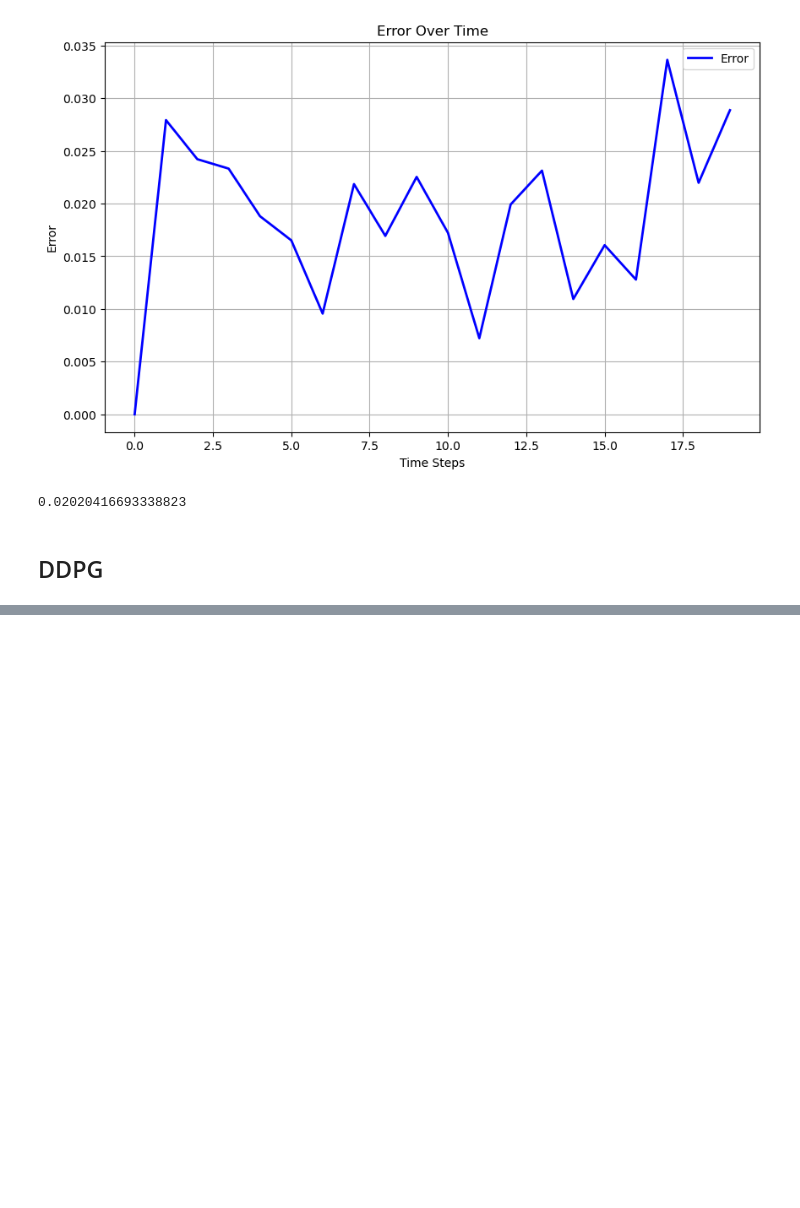
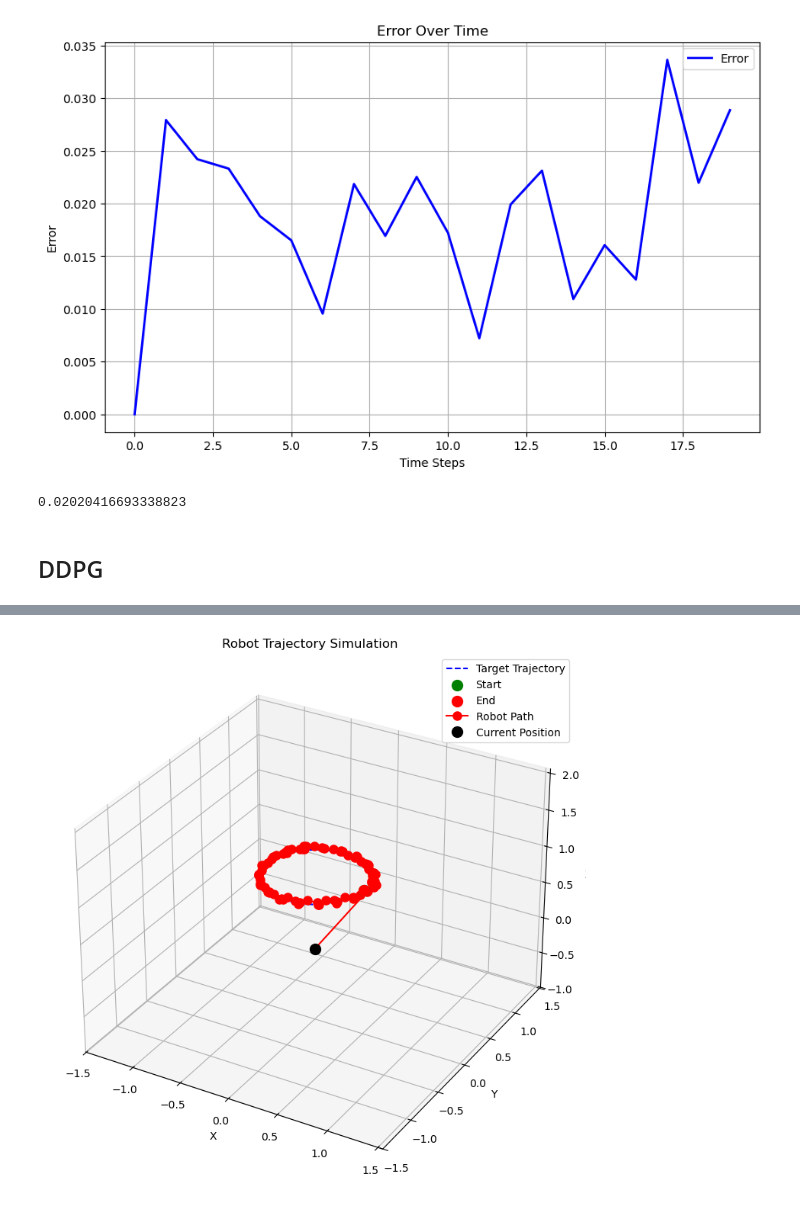
Before and after one commit to damurka5/RL_CDPR, a Jupyter notebook: mujoco_py/11_SB3_PPO&DDPG_evaluation.ipynb, the cells around one changed output, grey strips where cells are left out. Cells and saved outputs as stored; diff of their text form; code cells hidden in the pictures; blank space fills up the shorter version.

```diff
--- a/mujoco_py/11_SB3_PPO&DDPG_evaluation.ipynb
+++ b/mujoco_py/11_SB3_PPO&DDPG_evaluation.ipynb
@@ -275,7 +275,7 @@ def follow_trajectory(model, initial_state, trajectory, robot_model, max_steps=2
 
     return np.array(states), reached_points, np.array(abs_err)
 
-def visualize_simulation(trajectory, robot_states, reached_points, interval=100, save_animation=False):
+def visualize_simulation(trajectory, robot_states, reached_points, interval=100, save_animation=False, gif_name='base_model'):
     """
     Visualize the simulation of the robot following a trajectory.
 
@@ -339,7 +339,7 @@ def visualize_simulation(trajectory, robot_states, reached_points, interval=100,
     anim = FuncAnimation(fig, update, frames=len(robot_positions), interval=interval, blit=True)
 
     if save_animation:
-        anim.save('visualizations/robot_trajectory_simulation.gif', writer='pillow')
+        anim.save(f'visualizations/robot_trajectory_simulation_{gif_name}.gif', writer='pillow')
 
     plt.show()
 # %% [markdown]
@@ -399,0 +443,18 @@ np.sqrt(mean_err)
+# %%
+robot_model_td3.cur_state = np.hstack((traj1[0],
+                                   np.zeros(3),
+                                   traj1[1]))
+
+states, reached_p, error = follow_trajectory(model=modelSB3_TD3,
+                  initial_state=np.hstack((traj1[0],
+                                   np.zeros(3),
+                                   traj1[1])),
+                  trajectory=traj1,
+                  robot_model=robot_model_td3)
+visualize_simulation(trajectory=traj1,
+                     robot_states=states,
+                     reached_points=reached_p,
+                     save_animation=True,
+                     gif_name='TD3')
+# %% [output]
+[figure, added]
```
Also changed, not shown: parts of 12 cells of this notebook, 16 other files.
